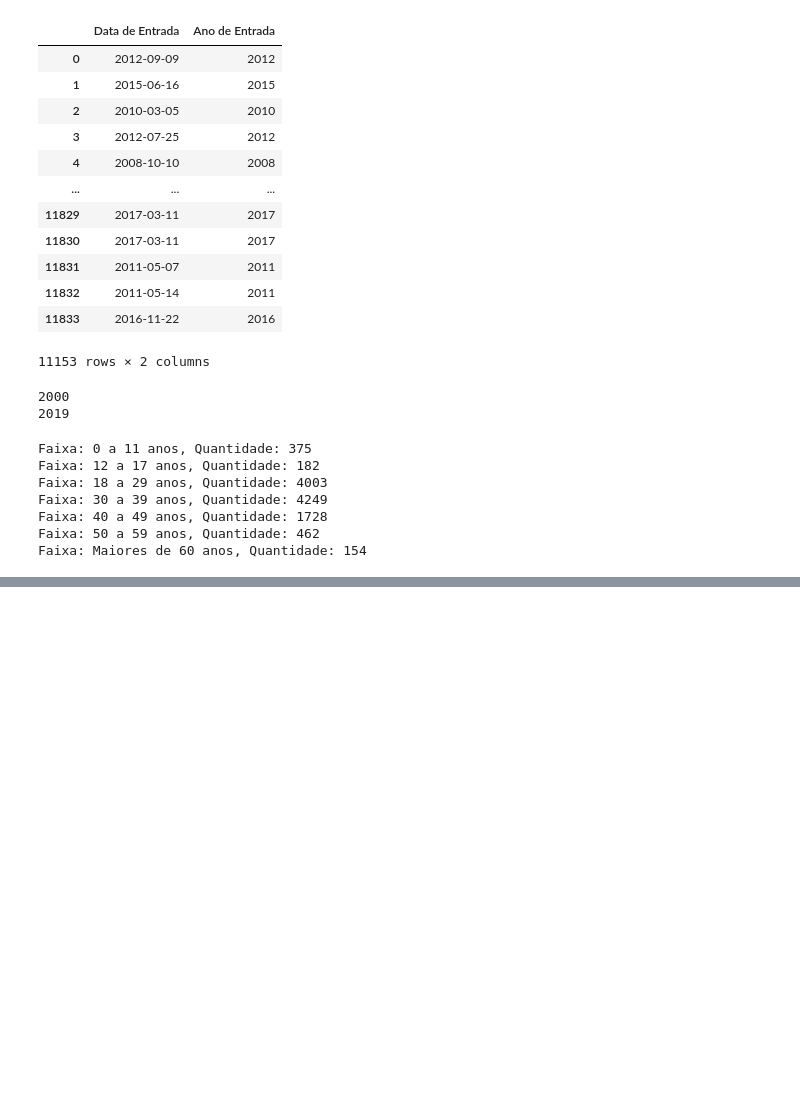
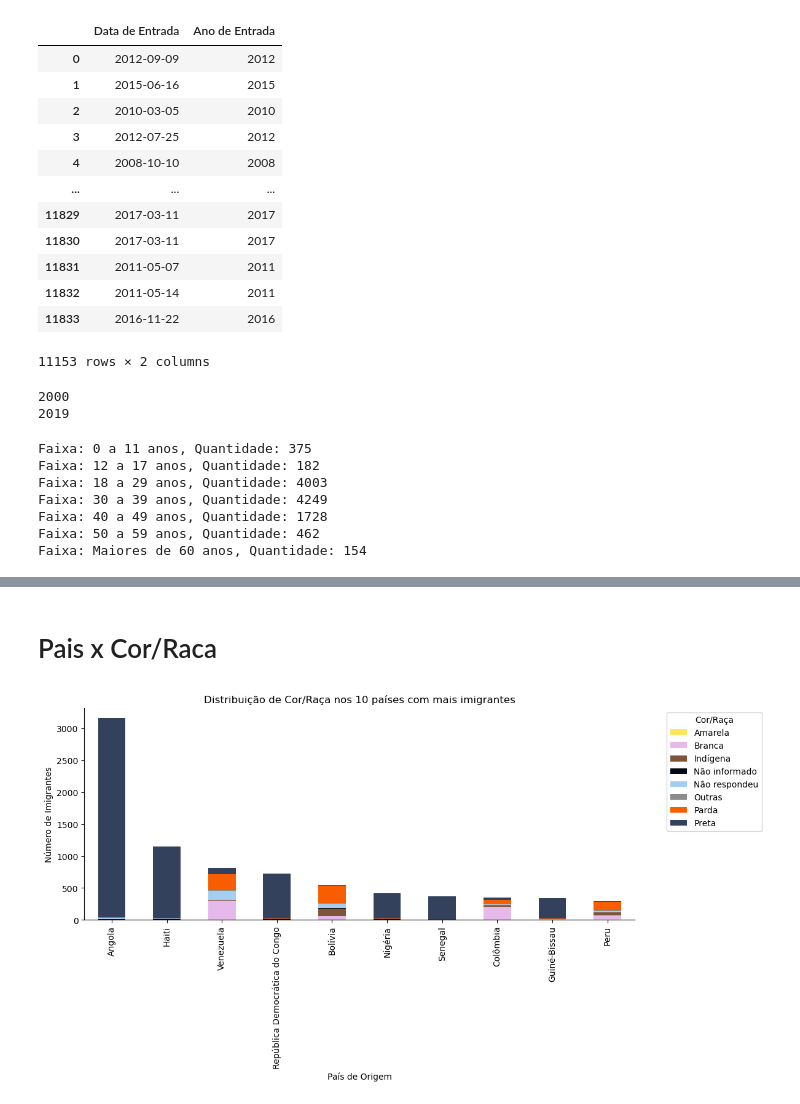
Before and after one commit to VictorHugo11/analise_imigrante, a Jupyter notebook: imigrantes.ipynb, the cells around one changed output, grey strips where cells are left out. Saved outputs shown, nothing was run; the diff lists cells and outputs as text; code cells hidden in the pictures; blank space fills up the shorter version.

```diff
--- a/imigrantes.ipynb
+++ b/imigrantes.ipynb
@@ -542,0 +652,32 @@ NameError: name 'tabela_original' is not defined
+# %% [markdown]
+# Pais x Cor/Raca
+# %%
+contagem_paises = tabela_nova['pais_origem'].value_counts()
+
+dez_paises = contagem_paises[:10].index
+
+colors = ['#ffe45e', '#E5BAEB', '#7f5539', '#000814', '#a3cef1', '#8b8c89', '#f85e00', '#33415c']
+
+dados_filtrados = tabela_nova[tabela_nova['pais_origem'].isin(dez_paises)]
+
+distribuicao_cor_raca = dados_filtrados.groupby(['pais_origem', 'cor_raca']).size().unstack(fill_value=0)
+
+distribuicao_cor_raca.loc[dez_paises].plot(kind='bar', stacked=True, figsize=(12, 6), color=colors)
+
+plt.title('Distribuição de Cor/Raça nos 10 países com mais imigrantes')
+plt.xlabel('País de Origem')
+plt.ylabel('Número de Imigrantes')
+plt.xticks(rotation=45)
+plt.legend(title='Cor/Raça', bbox_to_anchor=(1.05, 1), loc='upper left')
+
+plt.tight_layout()
+
+plt.xticks(rotation=90)
+
+for axis in ['top', 'right']:
+    plt.gca().spines[axis].set_color(None)
+
+
+plt.show()
+# %% [output]
+[figure, added]
```
Also changed, not shown: parts of 8 cells of this notebook.
